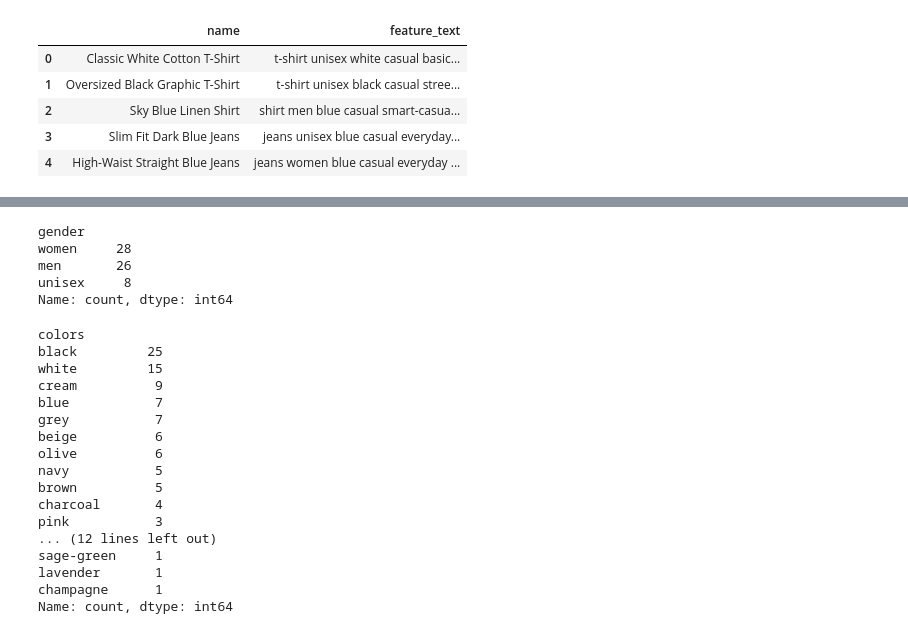
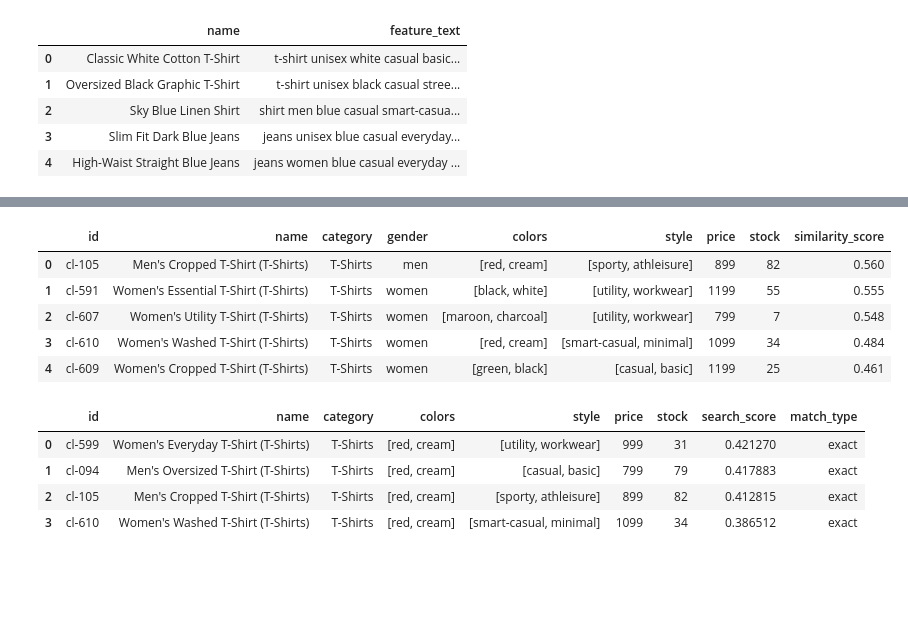
Before and after one commit to AnubhavPanwar1947/content-based-clothing-recommendation-model, a Jupyter notebook: notebooks/01_content_based_recommender.ipynb, the cells around one changed output, grey strips where cells are left out. Saved outputs shown, nothing was run; the diff lists cells and outputs as text; code cells hidden in the pictures; blank space fills up the shorter version.

Commit message:
Improve structured search and filtered recommendations
Co-authored-by: Cursor <cursoragent@cursor.com>

```diff
--- a/notebooks/01_content_based_recommender.ipynb
+++ b/notebooks/01_content_based_recommender.ipynb
@@ -390,28 +209,0 @@ Name: count, dtype: int64
-# %%
-products_df["gender"].value_counts()
-# %% [output]
-gender
-women     28
-men       26
-unisex     8
-Name: count, dtype: int64
-# %%
-products_df["colors"].explode().value_counts()
-# %% [output]
-colors
-black         25
-white         15
-cream          9
-blue           7
-grey           7
-beige          6
-olive          6
-navy           5
-brown          5
-charcoal       4
-pink           3
-... (12 lines left out)
-sage-green     1
-lavender       1
-champagne      1
-Name: count, dtype: int64
@@ -417,0 +562,24 @@ Name: count, dtype: int64
+# %%
+selected_id = "cl-599"
+
+recommendations = recommend_products(
+    selected_id,
+    n=5
+)
+
+recommendations
+# %% [output]
+|  | id | name | category | gender | colors | style | price | stock | similarity_score |
+| 0 | cl-105 | Men's Cropped T-Shirt (T-Shirts) | T-Shirts | men | [red, cream] | [sporty, athleisure] | 899 | 82 | 0.560 |
+| 1 | cl-591 | Women's Essential T-Shirt (T-Shirts) | T-Shirts | women | [black, white] | [utility, workwear] | 1199 | 55 | 0.555 |
+| 2 | cl-607 | Women's Utility T-Shirt (T-Shirts) | T-Shirts | women | [maroon, charcoal] | [utility, workwear] | 799 | 7 | 0.548 |
+| 3 | cl-610 | Women's Washed T-Shirt (T-Shirts) | T-Shirts | women | [red, cream] | [smart-casual, minimal] | 1099 | 34 | 0.484 |
+| 4 | cl-609 | Women's Cropped T-Shirt (T-Shirts) | T-Shirts | women | [green, black] | [casual, basic] | 1199 | 25 | 0.461 |
+# %%
+search_products("red tshirt")
+# %% [output]
+|  | id | name | category | colors | style | price | stock | search_score | match_type |
+| 0 | cl-599 | Women's Everyday T-Shirt (T-Shirts) | T-Shirts | [red, cream] | [utility, workwear] | 999 | 31 | 0.421270 | exact |
+| 1 | cl-094 | Men's Oversized T-Shirt (T-Shirts) | T-Shirts | [red, cream] | [casual, basic] | 799 | 79 | 0.417883 | exact |
+| 2 | cl-105 | Men's Cropped T-Shirt (T-Shirts) | T-Shirts | [red, cream] | [sporty, athleisure] | 899 | 82 | 0.412815 | exact |
+| 3 | cl-610 | Women's Washed T-Shirt (T-Shirts) | T-Shirts | [red, cream] | [smart-casual, minimal] | 1099 | 34 | 0.386512 | exact |
```
Also changed, not shown: parts of 21 cells of this notebook, 1 other file.
